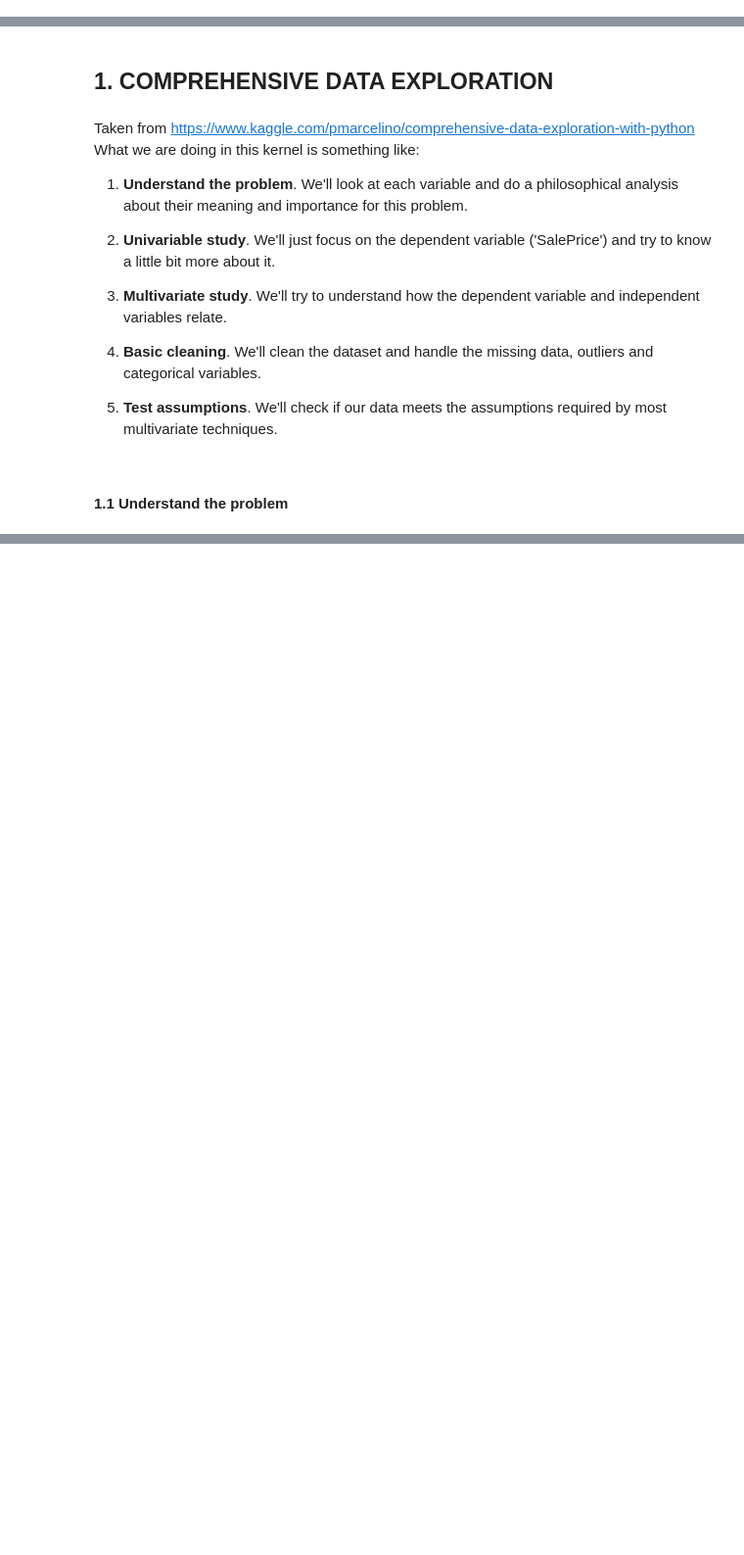
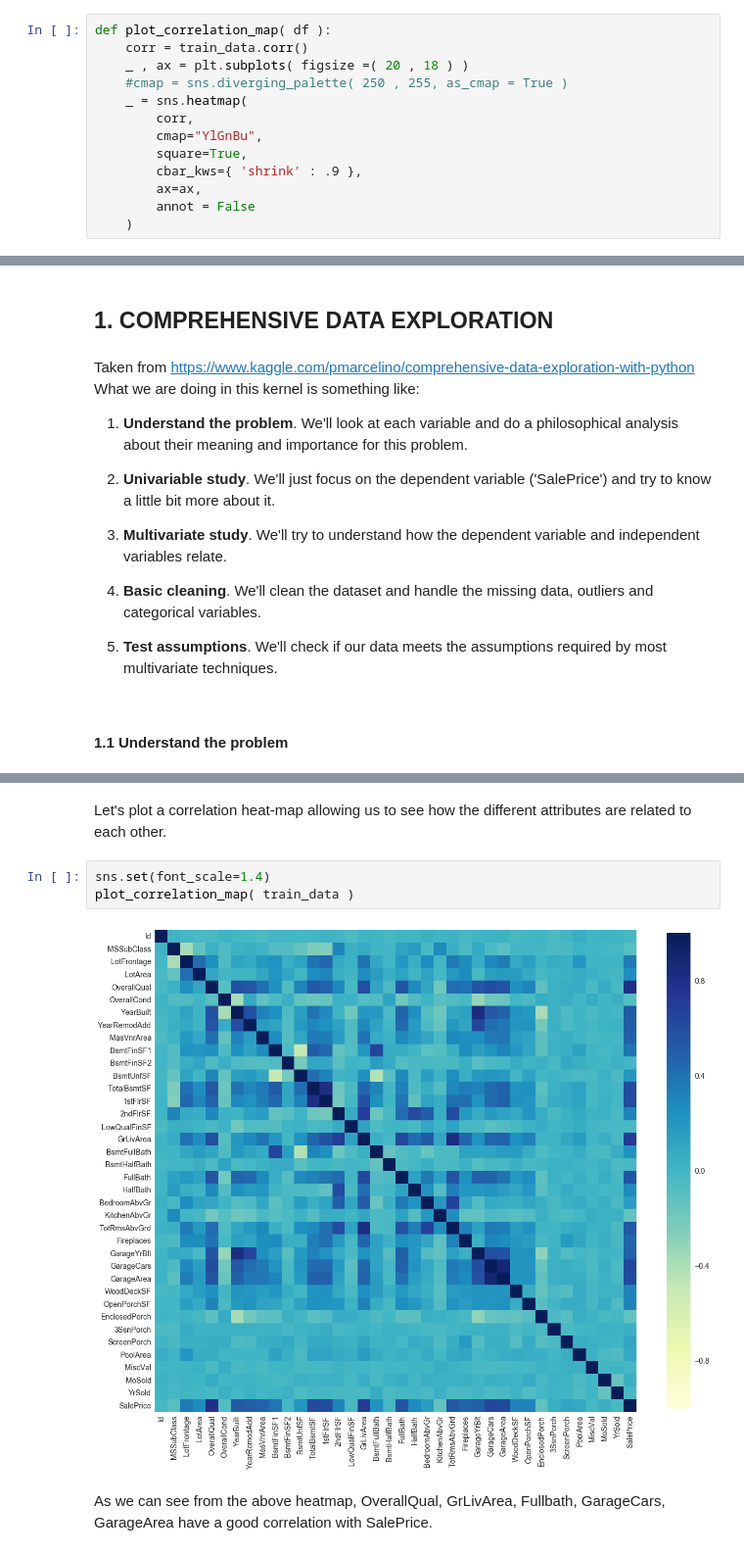
Before and after one commit to ppontryagin/kaggle_team_kernels, a Jupyter notebook: House_Prices_Advanced_Regression_Techniques.ipynb, the cells around one changed output, grey strips where cells are left out. Shown at 98% size. Drawn from its saved outputs; the diff is of its cells as text; blank space fills up the shorter version.

Commit message:
added correlation heatmap

```diff
--- a/House_Prices_Advanced_Regression_Techniques.ipynb
+++ b/House_Prices_Advanced_Regression_Techniques.ipynb
@@ -69,3 +86,16 @@ train_data.head()
+# %%
+def plot_correlation_map( df ):
+    corr = train_data.corr()
+    _ , ax = plt.subplots( figsize =( 20 , 18 ) )
+    #cmap = sns.diverging_palette( 250 , 255, as_cmap = True )
+    _ = sns.heatmap(
+        corr,
+        cmap="YlGnBu",
+        square=True,
+        cbar_kws={ 'shrink' : .9 },
+        ax=ax,
+        annot = False
+    )
 # %%
 quantitative = [f for f in train_data.columns if train_data.dtypes[f] != 'object']
 quantitative.remove('SalePrice')
@@ -118,0 +149,10 @@ g = g.map(sns.distplot, "value")
+# %% [markdown]
+Let's plot a correlation heat-map allowing us to see how the different attributes are related to each other.
+# %%
+sns.set(font_scale=1.4)
+plot_correlation_map( train_data )
+# %% [output]
+[figure, added]
+# %% [markdown]
+As we can see from the above heatmap, OverallQual, GrLivArea, Fullbath, GarageCars, GarageArea
+have a good correlation with SalePrice.
```
Also changed, not shown: parts of 6 cells of this notebook.
